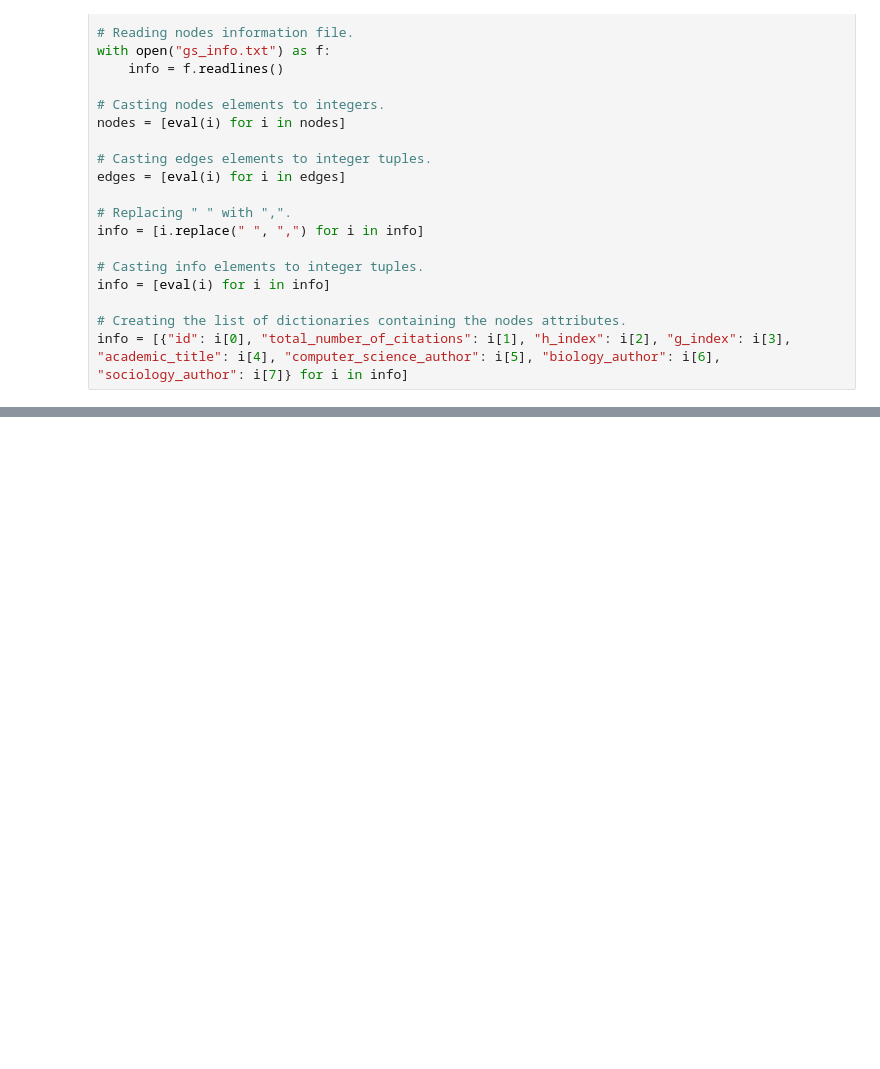
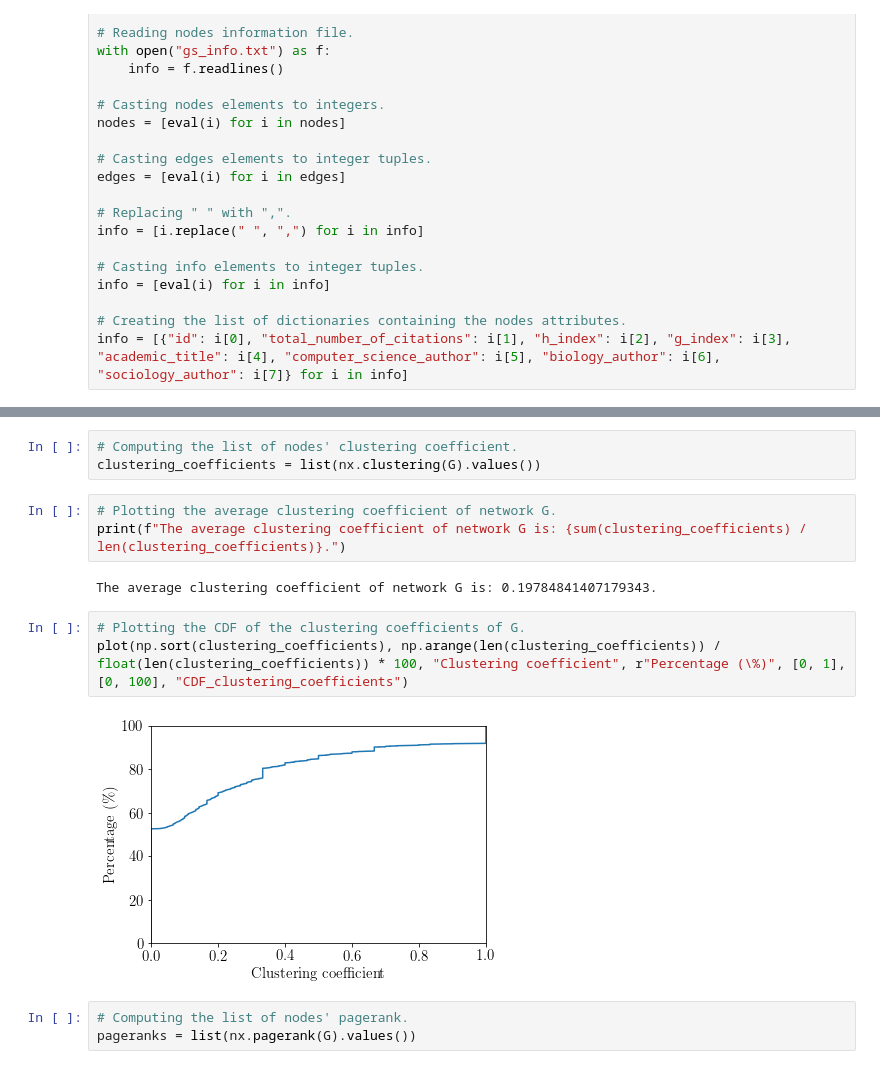
Before and after one commit to matteodonati/co-authorship_network_analysis, a Jupyter notebook: co-authorship_network.ipynb, the cells around one changed output, grey strips where cells are left out. Drawn from its saved outputs; the diff is of its cells as text; blank space fills up the shorter version.

```diff
--- a/co-authorship_network.ipynb
+++ b/co-authorship_network.ipynb
@@ -66,0 +110,16 @@ info = [{"id": i[0], "total_number_of_citations": i[1], "h_index": i[2], "g_inde
+# %%
+# Computing the list of nodes' clustering coefficient.
+clustering_coefficients = list(nx.clustering(G).values())
+# %%
+# Plotting the average clustering coefficient of network G.
+print(f"The average clustering coefficient of network G is: {sum(clustering_coefficients) / len(clustering_coefficients)}.")
+# %% [output]
+The average clustering coefficient of network G is: 0.19784841407179343.
+# %%
+# Plotting the CDF of the clustering coefficients of G.
+plot(np.sort(clustering_coefficients), np.arange(len(clustering_coefficients)) / float(len(clustering_coefficients)) * 100, "Clustering coefficient", r"Percentage (\%)", [0, 1], [0, 100], "CDF_clustering_coefficients")
+# %% [output]
+[figure, added]
+# %%
+# Computing the list of nodes' pagerank.
+pageranks = list(nx.pagerank(G).values())
```
Also changed, not shown: parts of 8 cells of this notebook, 3 other files.
